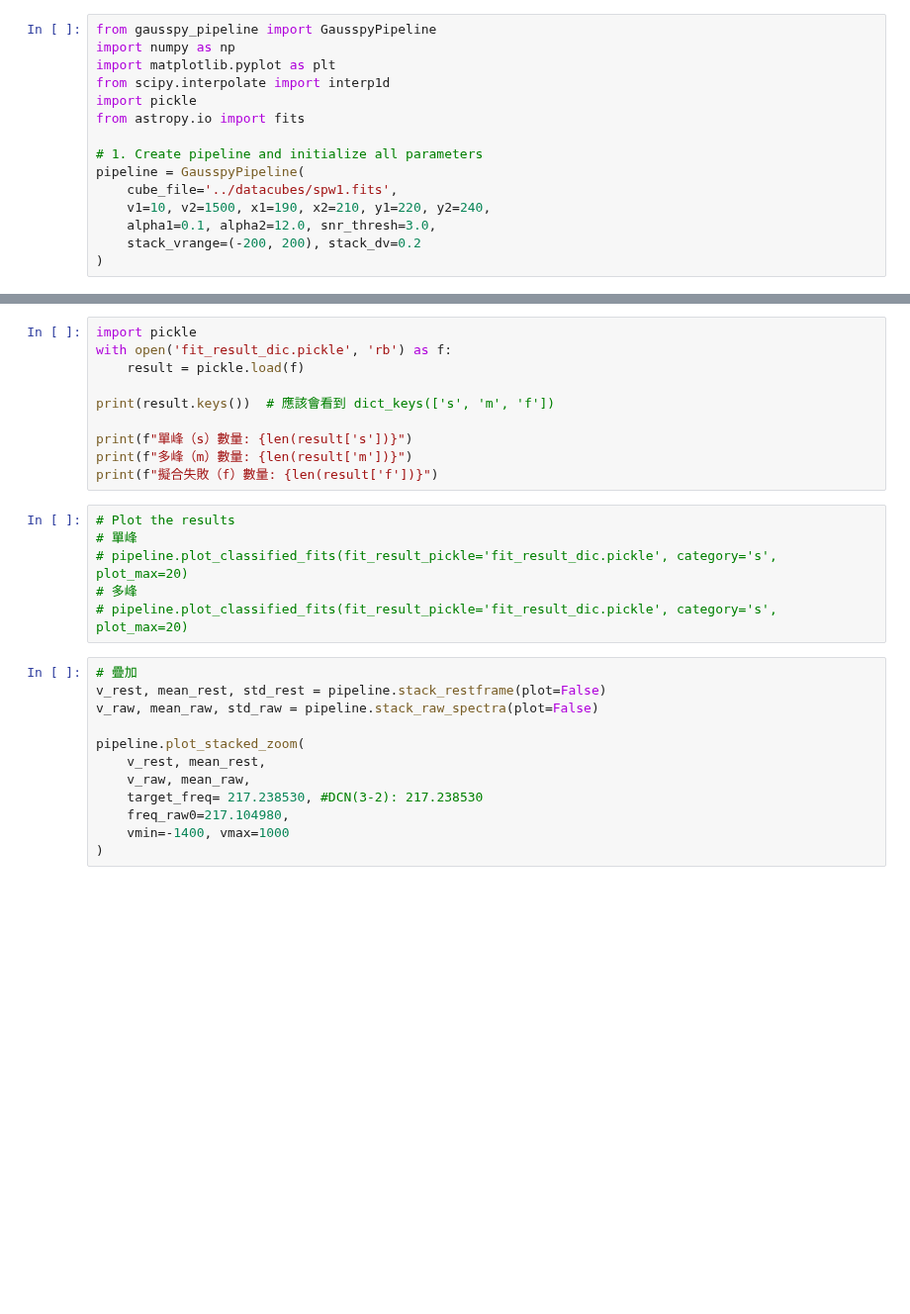
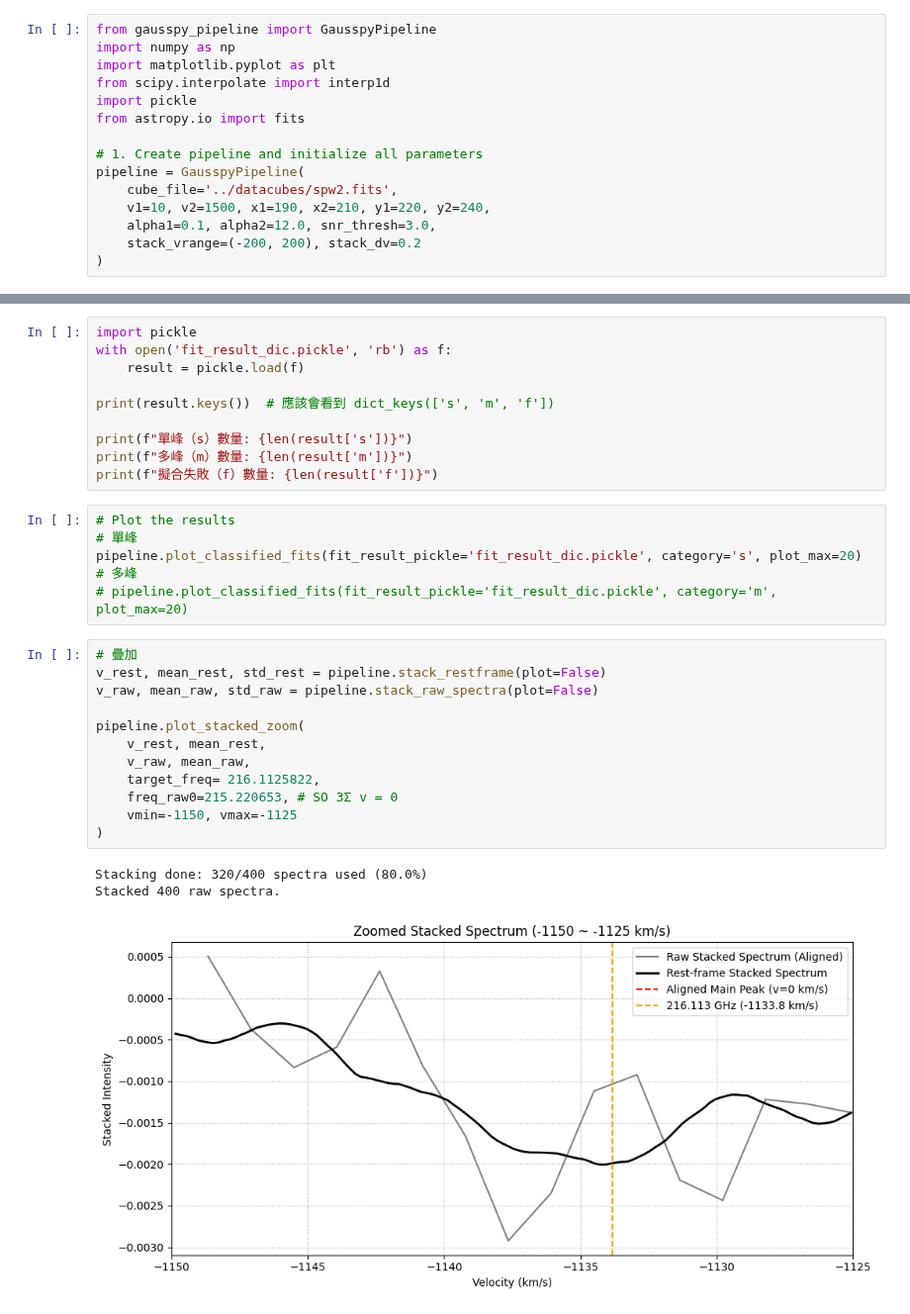
Before and after one commit to SaturnZC/ALMA_project, a Jupyter notebook: stack_spectrum/gausspy_spw1.ipynb, the cells around one changed output, grey strips where cells are left out. Shown at 99% size. Drawn from its saved outputs; the diff is of its cells as text; blank space fills up the shorter version.

```diff
--- a/stack_spectrum/gausspy_spw1.ipynb
+++ b/stack_spectrum/gausspy_spw1.ipynb
@@ -8,7 +8,7 @@ from astropy.io import fits
 
 # 1. Create pipeline and initialize all parameters
 pipeline = GausspyPipeline(
-    cube_file='../datacubes/spw1.fits',
+    cube_file='../datacubes/spw2.fits',
     v1=10, v2=1500, x1=190, x2=210, y1=220, y2=240,
     alpha1=0.1, alpha2=12.0, snr_thresh=3.0,
     stack_vrange=(-200, 200), stack_dv=0.2
@@ -60,21 +55,25 @@ print(f"擬合失敗（f）數量: {len(result['f'])}")
 # %%
 # Plot the results
 # 單峰
-# pipeline.plot_classified_fits(fit_result_pickle='fit_result_dic.pickle', category='s', plot_max=20)
+pipeline.plot_classified_fits(fit_result_pickle='fit_result_dic.pickle', category='s', plot_max=20)
 # 多峰
-# pipeline.plot_classified_fits(fit_result_pickle='fit_result_dic.pickle', category='s', plot_max=20)
+# pipeline.plot_classified_fits(fit_result_pickle='fit_result_dic.pickle', category='m', plot_max=20)
 # %%
 # 疊加
 v_rest, mean_rest, std_rest = pipeline.stack_restframe(plot=False)
 v_raw, mean_raw, std_raw = pipeline.stack_raw_spectra(plot=False)
 
 pipeline.plot_stacked_zoom(
     v_rest, mean_rest,
     v_raw, mean_raw,
-    target_freq= 217.238530, #DCN(3-2): 217.238530
-    freq_raw0=217.104980,
-    vmin=-1400, vmax=1000
+    target_freq= 216.1125822,
+    freq_raw0=215.220653, # SO 3Σ v = 0
+    vmin=-1150, vmax=-1125
 )
+# %% [output]
+Stacking done: 320/400 spectra used (80.0%)
+Stacked 400 raw spectra.
+[figure, added]
 # %%
 v_grid, mean_spec, std_spec = pipeline.stack_restframe(plot=False)
 # 常見分子線字典
```
Also changed, not shown: parts of 3 cells of this notebook, 3 other files.
